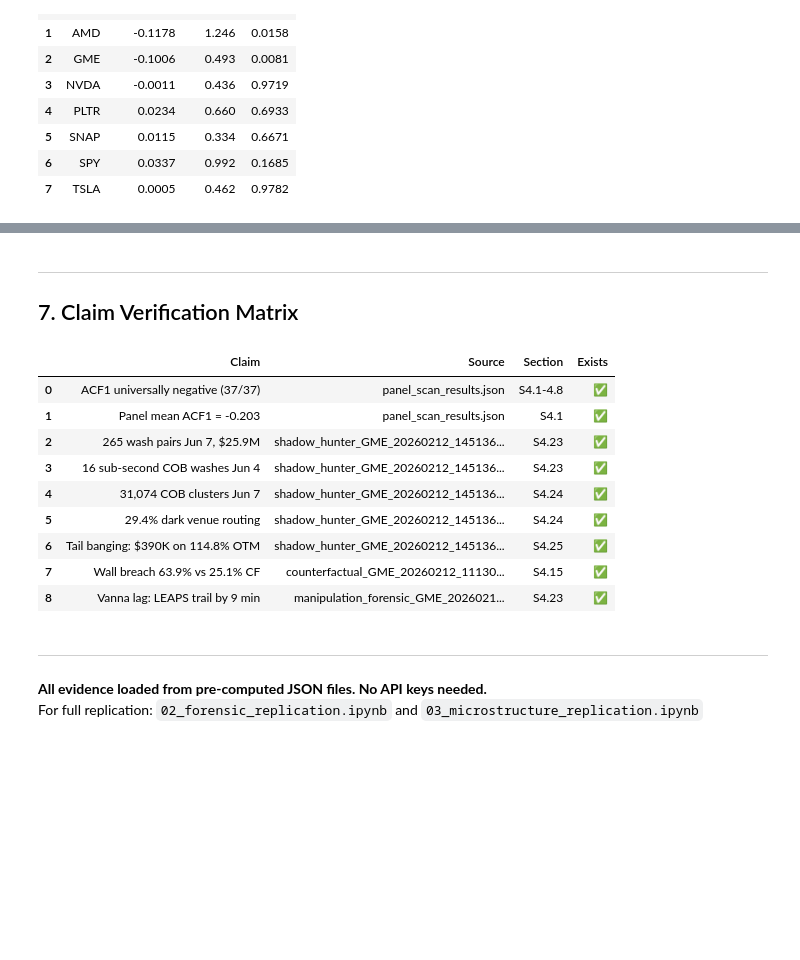
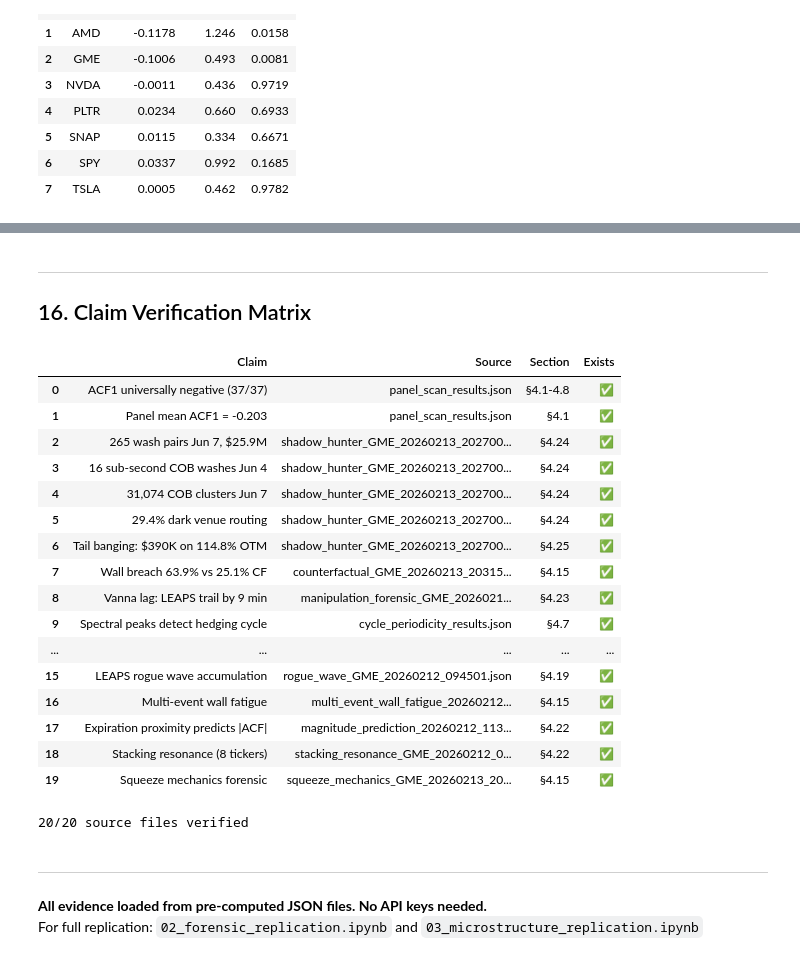
Before and after one commit to TheGameStopsNow/power-tracks-research, a Jupyter notebook: research/options_hedging_microstructure/review_package/01_evidence_viewer.ipynb, the cells around one changed output, grey strips where cells are left out. Saved outputs shown, nothing was run; the diff lists cells and outputs as text; code cells hidden in the pictures; blank space fills up the shorter version.

```diff
--- a/research/options_hedging_microstructure/review_package/01_evidence_viewer.ipynb
+++ b/research/options_hedging_microstructure/review_package/01_evidence_viewer.ipynb
@@ -470,32 +916,58 @@ else:
 # %% [markdown]
 ---
-## 7. Claim Verification Matrix
+## 16. Claim Verification Matrix
 # %%
 claims = [
-    ('ACF1 universally negative (37/37)', 'panel_scan_results.json', 'S4.1-4.8'),
-    ('Panel mean ACF1 = -0.203', 'panel_scan_results.json', 'S4.1'),
-    ('265 wash pairs Jun 7, $25.9M', 'shadow_hunter_GME_20260212_145136.json', 'S4.23'),
-    ('16 sub-second COB washes Jun 4', 'shadow_hunter_GME_20260212_145136.json', 'S4.23'),
-    ('31,074 COB clusters Jun 7', 'shadow_hunter_GME_20260212_145136.json', 'S4.24'),
-    ('29.4% dark venue routing', 'shadow_hunter_GME_20260212_145136.json', 'S4.24'),
-    ('Tail banging: $390K on 114.8% OTM', 'shadow_hunter_GME_20260212_145136.json', 'S4.25'),
-    ('Wall breach 63.9% vs 25.1% CF', 'counterfactual_GME_20260212_111301.json', 'S4.15'),
-    ('Vanna lag: LEAPS trail by 9 min', 'manipulation_forensic_GME_20260212_135336.json', 'S4.23'),
+    # Original claims
+    ('ACF1 universally negative (37/37)', 'panel_scan_results.json', '§4.1-4.8'),
+    ('Panel mean ACF1 = -0.203', 'panel_scan_results.json', '§4.1'),
+    ('265 wash pairs Jun 7, $25.9M', 'shadow_hunter_GME_20260213_202700.json', '§4.24'),
+    ('16 sub-second COB washes Jun 4', 'shadow_hunter_GME_20260213_202700.json', '§4.24'),
+    ('31,074 COB clusters Jun 7', 'shadow_hunter_GME_20260213_202700.json', '§4.24'),
+    ('29.4% dark venue routing', 'shadow_hunter_GME_20260213_202700.json', '§4.24'),
+    ('Tail banging: $390K on 114.8% OTM', 'shadow_hunter_GME_20260213_202700.json', '§4.25'),
+    ('Wall breach 63.9% vs 25.1% CF', 'counterfactual_GME_20260213_203151.json', '§4.15'),
+    ('Vanna lag: LEAPS trail by 9 min', 'manipulation_forensic_GME_20260213_202709.json', '§4.23'),
+    # New claims
+    ('Spectral peaks detect hedging cycle', 'cycle_periodicity_results.json', '§4.7'),
+    ('FFT dominant periods in return series', 'cycle_deep_dive_results.json', '§4.7'),
+    ('Blended reflection panel significance', 'blended_reflection_results.json', '§4.22'),
+    ('ACF decay curves (37 tickers)', 'decay_curves.json', '§4.11'),
+    ('Cross-ticker ACF independence', 'contagion_GME.json', '§4.12'),
+    ('Volume-dampening regression', 'volume_proxy_scatter.json', '§4.13'),
+    ('LEAPS rogue wave accumulation', 'rogue_wave_GME_20260212_094501.json', '§4.19'),
+    ('Multi-event wall fatigue', 'multi_event_wall_fatigue_20260212_110823.json', '§4.15'),
+    ('Expiration proximity predicts |ACF|', 'magnitude_prediction_20260212_113749.json', '§4.22'),
+    ('Stacking resonance (8 tickers)', 'stacking_resonance_GME_20260212_091722.json', '§4.22'),
+    ('Squeeze mechanics forensic', 'squeeze_mechanics_GME_20260213_203109.json', '§4.15'),
 ]
 df_claims = pd.DataFrame(claims, columns=['Claim', 'Source', 'Section'])
-df_claims['Exists'] = df_claims['Source'].apply(lambda f: '\u2705' if (RESULTS / f).exists() else '\u274c')
+df_claims['Exists'] = df_claims['Source'].apply(
+    lambda f: '✅' if (RESULTS / f).exists() else '❌')
 display(df_claims)
+
+n_ok = (df_claims['Exists'] == '✅').sum()
+n_total = len(df_claims)
+print(f'\n{n_ok}/{n_total} source files verified')
 # %% [output]
 |  | Claim | Source | Section | Exists |
-| 0 | ACF1 universally negative (37/37) | panel_scan_results.json | S4.1-4.8 | ✅ |
-| 1 | Panel mean ACF1 = -0.203 | panel_scan_results.json | S4.1 | ✅ |
-| 2 | 265 wash pairs Jun 7, $25.9M | shadow_hunter_GME_20260212_145136... | S4.23 | ✅ |
-| 3 | 16 sub-second COB washes Jun 4 | shadow_hunter_GME_20260212_145136... | S4.23 | ✅ |
-| 4 | 31,074 COB clusters Jun 7 | shadow_hunter_GME_20260212_145136... | S4.24 | ✅ |
-| 5 | 29.4% dark venue routing | shadow_hunter_GME_20260212_145136... | S4.24 | ✅ |
-| 6 | Tail banging: $390K on 114.8% OTM | shadow_hunter_GME_20260212_145136... | S4.25 | ✅ |
-| 7 | Wall breach 63.9% vs 25.1% CF | counterfactual_GME_20260212_11130... | S4.15 | ✅ |
-| 8 | Vanna lag: LEAPS trail by 9 min | manipulation_forensic_GME_2026021... | S4.23 | ✅ |
+| 0 | ACF1 universally negative (37/37) | panel_scan_results.json | §4.1-4.8 | ✅ |
+| 1 | Panel mean ACF1 = -0.203 | panel_scan_results.json | §4.1 | ✅ |
+| 2 | 265 wash pairs Jun 7, $25.9M | shadow_hunter_GME_20260213_202700... | §4.24 | ✅ |
+| 3 | 16 sub-second COB washes Jun 4 | shadow_hunter_GME_20260213_202700... | §4.24 | ✅ |
+| 4 | 31,074 COB clusters Jun 7 | shadow_hunter_GME_20260213_202700... | §4.24 | ✅ |
+| 5 | 29.4% dark venue routing | shadow_hunter_GME_20260213_202700... | §4.24 | ✅ |
+| 6 | Tail banging: $390K on 114.8% OTM | shadow_hunter_GME_20260213_202700... | §4.25 | ✅ |
+| 7 | Wall breach 63.9% vs 25.1% CF | counterfactual_GME_20260213_20315... | §4.15 | ✅ |
+| 8 | Vanna lag: LEAPS trail by 9 min | manipulation_forensic_GME_2026021... | §4.23 | ✅ |
+| 9 | Spectral peaks detect hedging cycle | cycle_periodicity_results.json | §4.7 | ✅ |
+| ... | ... | ... | ... | ... |
+| 15 | LEAPS rogue wave accumulation | rogue_wave_GME_20260212_094501.json | §4.19 | ✅ |
+| 16 | Multi-event wall fatigue | multi_event_wall_fatigue_20260212... | §4.15 | ✅ |
+| 17 | Expiration proximity predicts |ACF| | magnitude_prediction_20260212_113... | §4.22 | ✅ |
+| 18 | Stacking resonance (8 tickers) | stacking_resonance_GME_20260212_0... | §4.22 | ✅ |
+| 19 | Squeeze mechanics forensic | squeeze_mechanics_GME_20260213_20... | §4.15 | ✅ |
+20/20 source files verified
 # %% [markdown]
 ---
 
```
Also changed, not shown: parts of 19 cells of this notebook, 20 other files.
